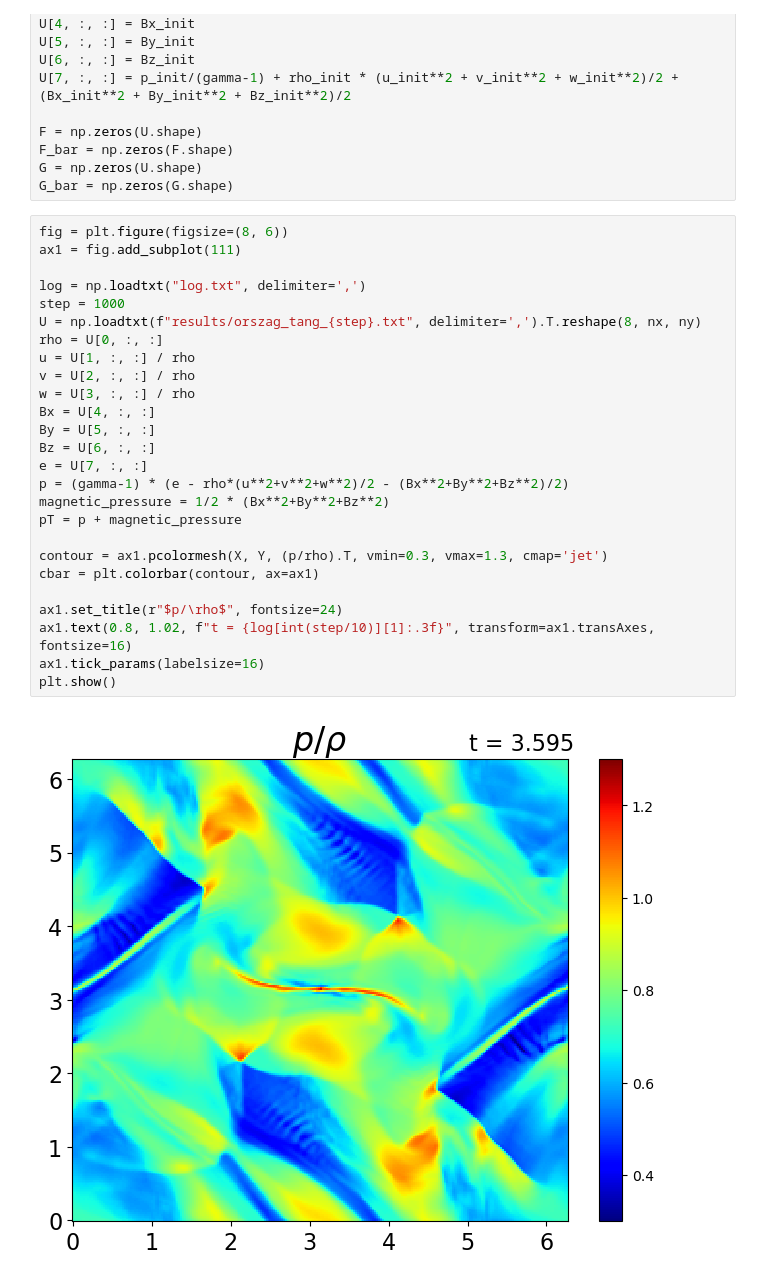
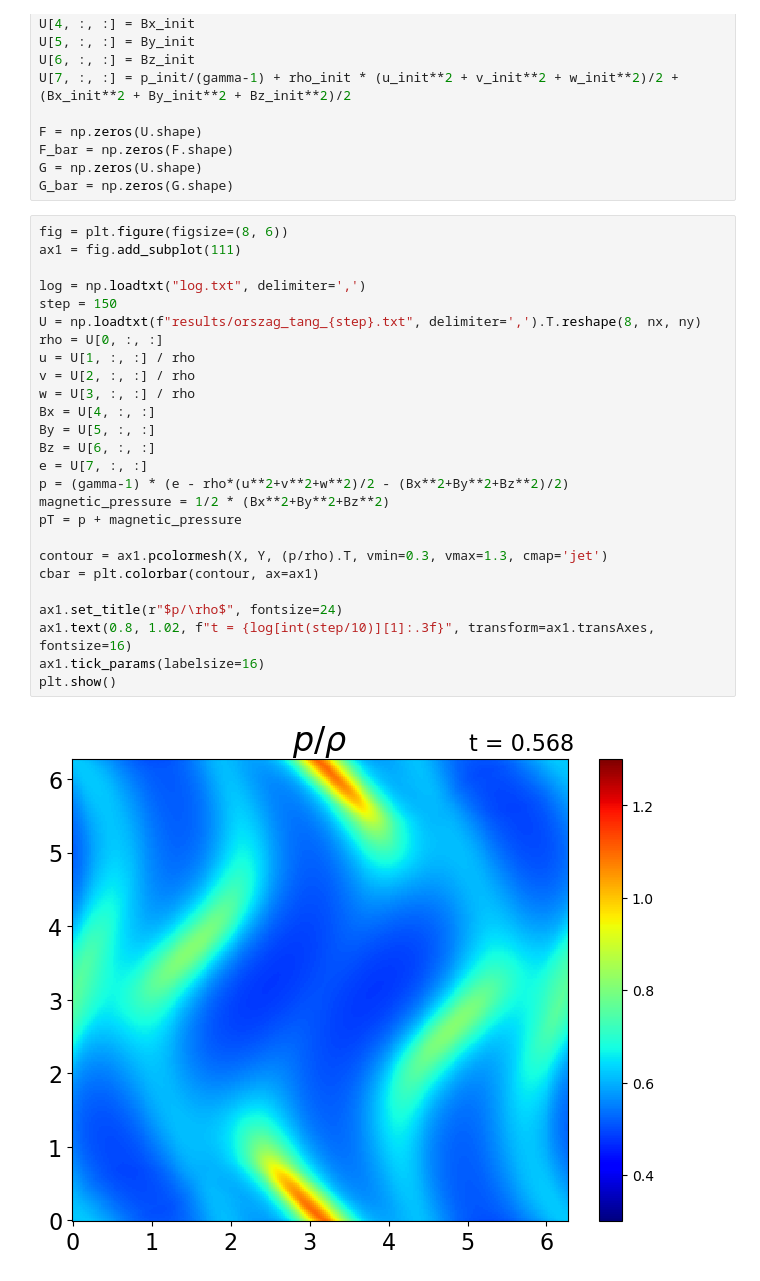
Before and after one commit to keita-akutagawa/IdealMHD_GPU, a Jupyter notebook: examples_2D/orszag_tang/orszag_tang_CT.ipynb, the cells around one changed output. Saved outputs shown, nothing was run; the diff lists cells and outputs as text.

```diff
--- a/examples_2D/orszag_tang/orszag_tang_CT.ipynb
+++ b/examples_2D/orszag_tang/orszag_tang_CT.ipynb
@@ -44,31 +44,31 @@ G_bar = np.zeros(G.shape)
 # %%
 fig = plt.figure(figsize=(8, 6))
 ax1 = fig.add_subplot(111)
 
 log = np.loadtxt("log.txt", delimiter=',')
-step = 1000
+step = 150
 U = np.loadtxt(f"results/orszag_tang_{step}.txt", delimiter=',').T.reshape(8, nx, ny)
 rho = U[0, :, :]
 u = U[1, :, :] / rho
 v = U[2, :, :] / rho
 w = U[3, :, :] / rho
 Bx = U[4, :, :]
 By = U[5, :, :]
 Bz = U[6, :, :]
 e = U[7, :, :]
 p = (gamma-1) * (e - rho*(u**2+v**2+w**2)/2 - (Bx**2+By**2+Bz**2)/2)
 magnetic_pressure = 1/2 * (Bx**2+By**2+Bz**2)
 pT = p + magnetic_pressure
 
 contour = ax1.pcolormesh(X, Y, (p/rho).T, vmin=0.3, vmax=1.3, cmap='jet')
 cbar = plt.colorbar(contour, ax=ax1)
 
 ax1.set_title(r"$p/\rho$", fontsize=24)
 ax1.text(0.8, 1.02, f"t = {log[int(step/10)][1]:.3f}", transform=ax1.transAxes, fontsize=16)
 ax1.tick_params(labelsize=16)
 plt.show()
 # %% [output]
-[figure, old version]
+[figure, new version]
 # %%
 fig = plt.figure(figsize=(8, 6))
 ax1 = fig.add_subplot(111)
```
Also changed, not shown: parts of 1 cell of this notebook, 5 other files.
